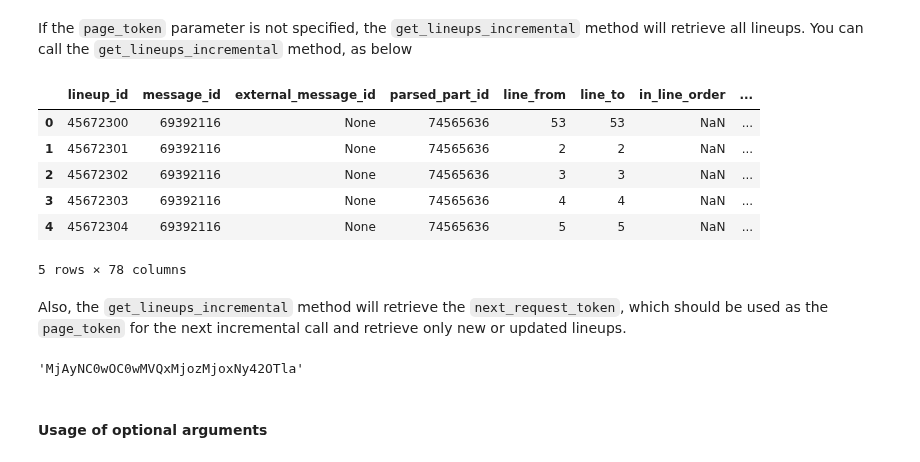
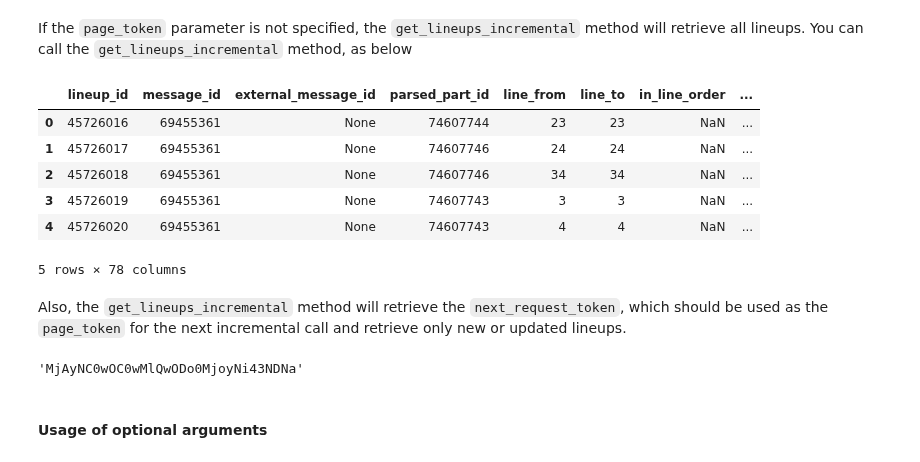
Before and after one commit to SignalOceanSdk/SignalSDK, a Jupyter notebook: docs/examples/jupyter/ScrapedLineupsAPI/Scraped Lineups API Example.ipynb, the cells around one changed output. Saved outputs shown, nothing was run; the diff lists cells and outputs as text; code cells hidden in the pictures.

```diff
--- a/docs/examples/jupyter/ScrapedLineupsAPI/Scraped Lineups API Example.ipynb
+++ b/docs/examples/jupyter/ScrapedLineupsAPI/Scraped Lineups API Example.ipynb
@@ -245,29 +245,29 @@ page_token
 # %% [markdown]
 If the `page_token` parameter is not specified, the `get_lineups_incremental` method will retrieve all lineups. You can call the `get_lineups_incremental` method, as below
 # %%
-scraped_lineups_by_ids = api.get_lineups_incremental(
+scraped_lineups_incremental = api.get_lineups_incremental(
     vessel_type=vessel_type,
     page_token=page_token,
 )
 
-df_by_ids = pd.DataFrame(scraped_lineups_by_ids.data)
+df_by_ids = pd.DataFrame(scraped_lineups_incremental.data)
 df_by_ids.head()
 # %% [output]
 |  | lineup_id | message_id | external_message_id | parsed_part_id | line_from | line_to | in_line_order | ... |
-| 0 | 45672300 | 69392116 | None | 74565636 | 53 | 53 | NaN | ... |
-| 1 | 45672301 | 69392116 | None | 74565636 | 2 | 2 | NaN | ... |
-| 2 | 45672302 | 69392116 | None | 74565636 | 3 | 3 | NaN | ... |
-| 3 | 45672303 | 69392116 | None | 74565636 | 4 | 4 | NaN | ... |
-| 4 | 45672304 | 69392116 | None | 74565636 | 5 | 5 | NaN | ... |
+| 0 | 45726016 | 69455361 | None | 74607744 | 23 | 23 | NaN | ... |
+| 1 | 45726017 | 69455361 | None | 74607746 | 24 | 24 | NaN | ... |
+| 2 | 45726018 | 69455361 | None | 74607746 | 34 | 34 | NaN | ... |
+| 3 | 45726019 | 69455361 | None | 74607743 | 3 | 3 | NaN | ... |
+| 4 | 45726020 | 69455361 | None | 74607743 | 4 | 4 | NaN | ... |
 5 rows × 78 columns
 # %% [markdown]
 Also, the `get_lineups_incremental` method will retrieve the `next_request_token`, which should be used as the `page_token` for the next incremental call and retrieve only new or updated lineups.
 # %%
-next_request_token = scraped_lineups_by_ids.next_request_token
+next_request_token = scraped_lineups_incremental.next_request_token
 
 next_request_token
 # %% [output]
-'MjAyNC0wOC0wMVQxMjozMjoxNy42OTla'
+'MjAyNC0wOC0wMlQwODo0MjoyNi43NDNa'
 # %% [markdown]
 #### Usage of optional arguments
 # %% [markdown]
```
Also changed, not shown: parts of 12 cells of this notebook, 3 other files.
